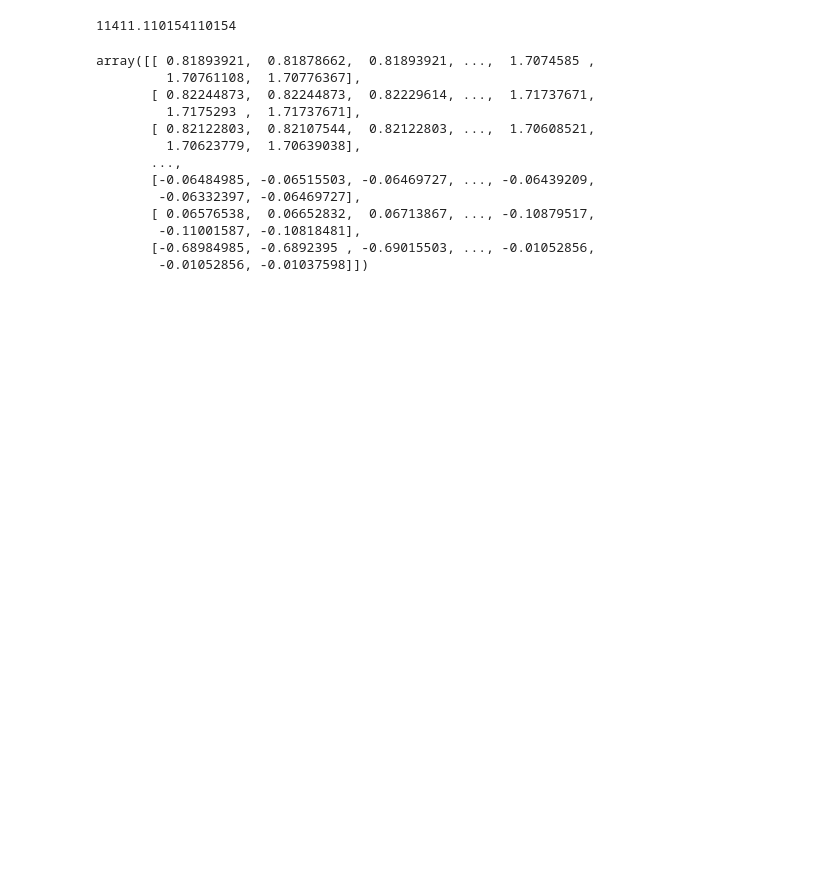
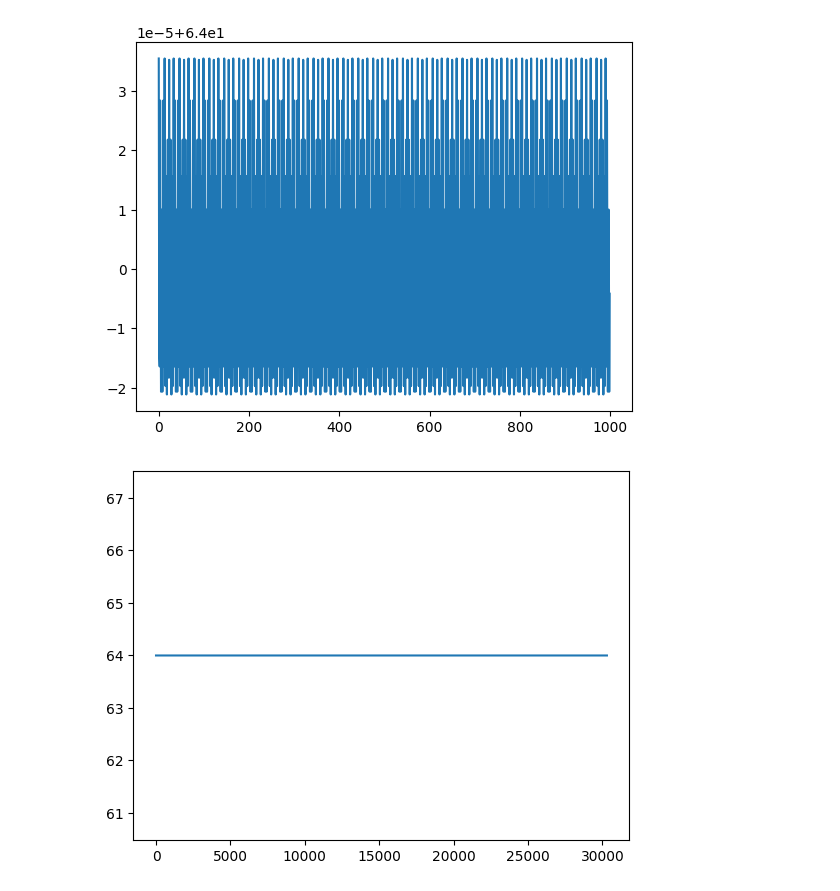
Before and after one commit to MartynasArba/scorer, a Jupyter notebook: scorer/data/onebox_loader.ipynb, the cells around one changed output. Cells and saved outputs as stored; diff of their text form; code cells hidden in the pictures; blank space fills up the shorter version.

```diff
--- a/scorer/data/onebox_loader.ipynb
+++ b/scorer/data/onebox_loader.ipynb
@@ -8,5 +5,7 @@ import matplotlib.pyplot as plt
 # %%
+#set params
 obx_folder = r"C:\Users\marty\Desktop\20251113_testing_ecog_g0"
 meta_path = r"C:\Users\marty\Desktop\20251113_testing_ecog_g0\20251113_testing_ecog_g0_t0.obx0.obx.meta"
 bin_path = r"C:\Users\marty\Desktop\20251113_testing_ecog_g0\20251113_testing_ecog_g0_t0.obx0.obx.bin"
 chan_list = [x for x in range(12)]
+sr_new = 1000
@@ -40 +40,10 @@ int(meta['firstSample']) / sr_obx
+# %%
+plt.plot(downsampled[-1, 1 * int(sr_new):2 * int(sr_new)])
+plt.show()
+plt.plot(raw_data[-1, 1 * int(sr_obx):2 * int(sr_obx)])
+plt.show()
+#looks good!
+# %% [output]
+[figure, added]
+[figure, added]
 # %%
@@ -42,21 +51,0 @@ conv_obx = GainCorrectOBX(raw_data, chan_list, meta)
-# %%
-#secs of recording
-conv_obx.shape[1]/sr_obx
-# %% [output]
-11411.110154110154
-# %%
-conv_obx[:12, :]
-# %% [output]
-array([[ 0.81893921,  0.81878662,  0.81893921, ...,  1.7074585 ,
-         1.70761108,  1.70776367],
-       [ 0.82244873,  0.82244873,  0.82229614, ...,  1.71737671,
-         1.7175293 ,  1.71737671],
-       [ 0.82122803,  0.82107544,  0.82122803, ...,  1.70608521,
-         1.70623779,  1.70639038],
-       ...,
-       [-0.06484985, -0.06515503, -0.06469727, ..., -0.06439209,
-        -0.06332397, -0.06469727],
-       [ 0.06576538,  0.06652832,  0.06713867, ..., -0.10879517,
-        -0.11001587, -0.10818481],
-       [-0.68984985, -0.6892395 , -0.69015503, ..., -0.01052856,
-        -0.01052856, -0.01037598]])
```
Also changed, not shown: parts of 15 cells of this notebook, 3 other files.
